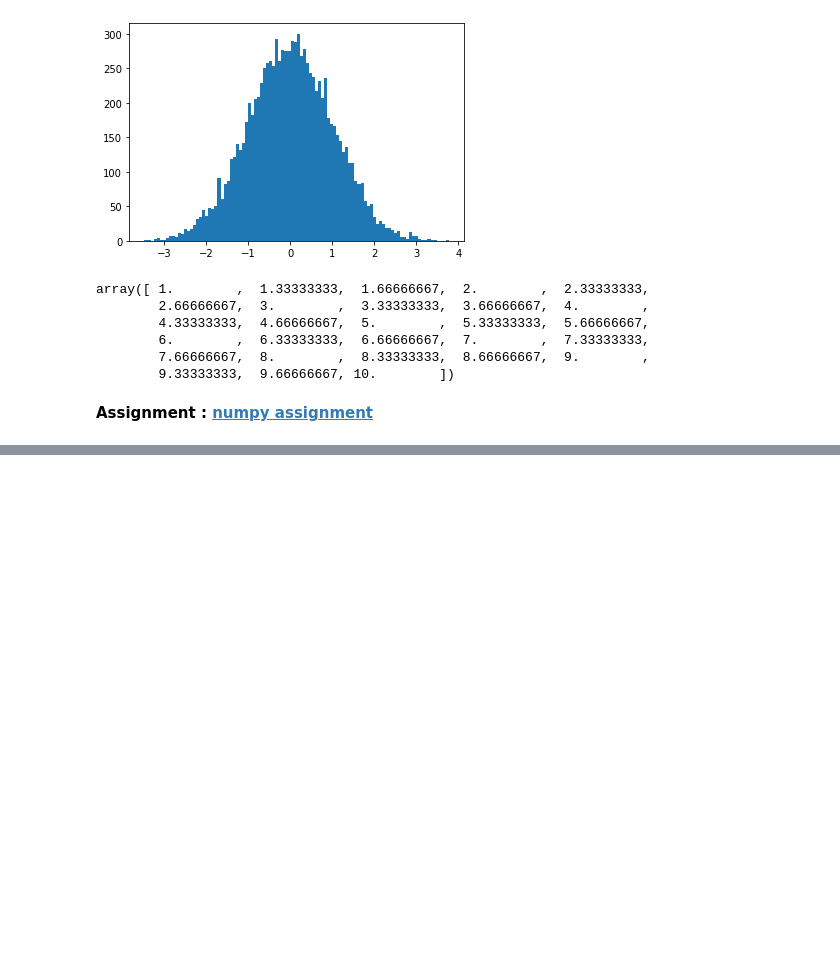
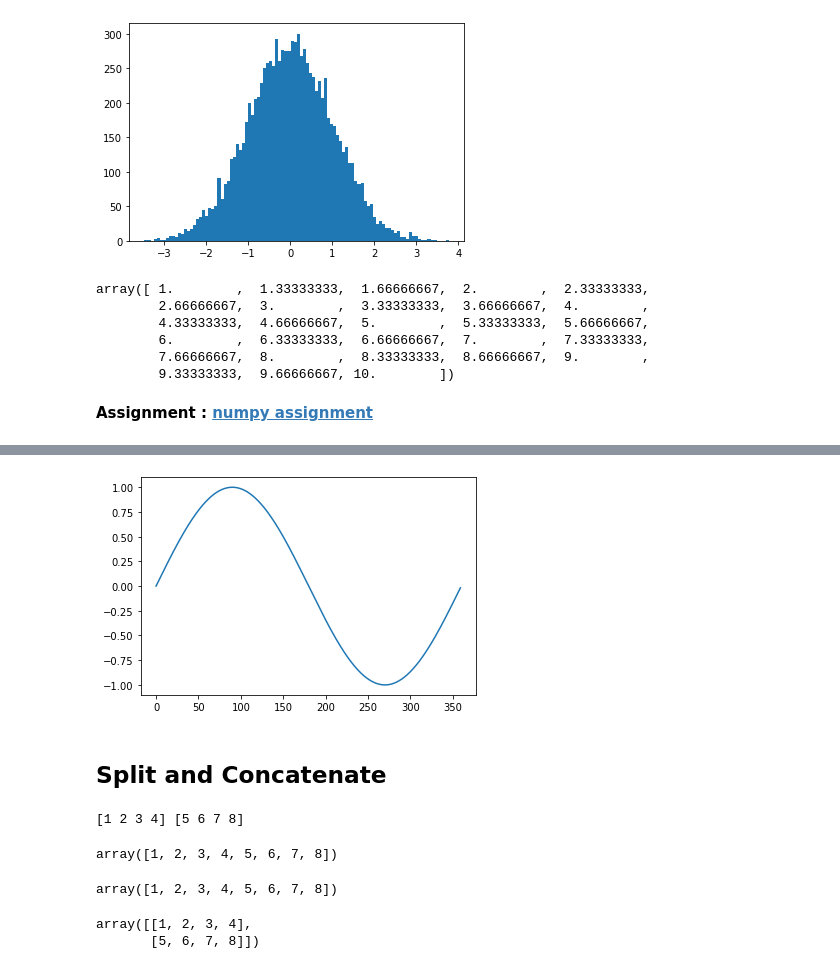
Before and after one commit to ashutoshsinha25/pepcoding_FJP_DS, a Jupyter notebook: Numpy/FJP_DS_Numpy.ipynb, the cells around one changed output, grey strips where cells are left out. Drawn from its saved outputs; the diff is of its cells as text; code cells hidden in the pictures; blank space fills up the shorter version.

```diff
--- a/Numpy/FJP_DS_Numpy.ipynb
+++ b/Numpy/FJP_DS_Numpy.ipynb
@@ -210,0 +371,3 @@ array([ 1.        ,  1.33333333,  1.66666667,  2.        ,  2.33333333,
+# %%
+x = np.arange(360)
+x
@@ -210,0 +392,27 @@ array([ 1.        ,  1.33333333,  1.66666667,  2.        ,  2.33333333,
+# %%
+import matplotlib.pyplot as plt
+plt.plot(x, np.sin(np.deg2rad(x)))
+plt.show()
+# %% [output]
+[figure, added]
+# %% [markdown]
+## Split and Concatenate
+# %%
+a = np.array([1,2,3,4])
+b = np.array([5,6,7,8])
+print(a,b)
+# %% [output]
+[1 2 3 4] [5 6 7 8]
+# %%
+np.concatenate([a,b])
+# %% [output]
+array([1, 2, 3, 4, 5, 6, 7, 8])
+# %%
+np.hstack([a,b])
+# %% [output]
+array([1, 2, 3, 4, 5, 6, 7, 8])
+# %%
+np.vstack([a,b])
+# %% [output]
+array([[1, 2, 3, 4],
+       [5, 6, 7, 8]])
```
Also changed, not shown: parts of 31 cells of this notebook.
